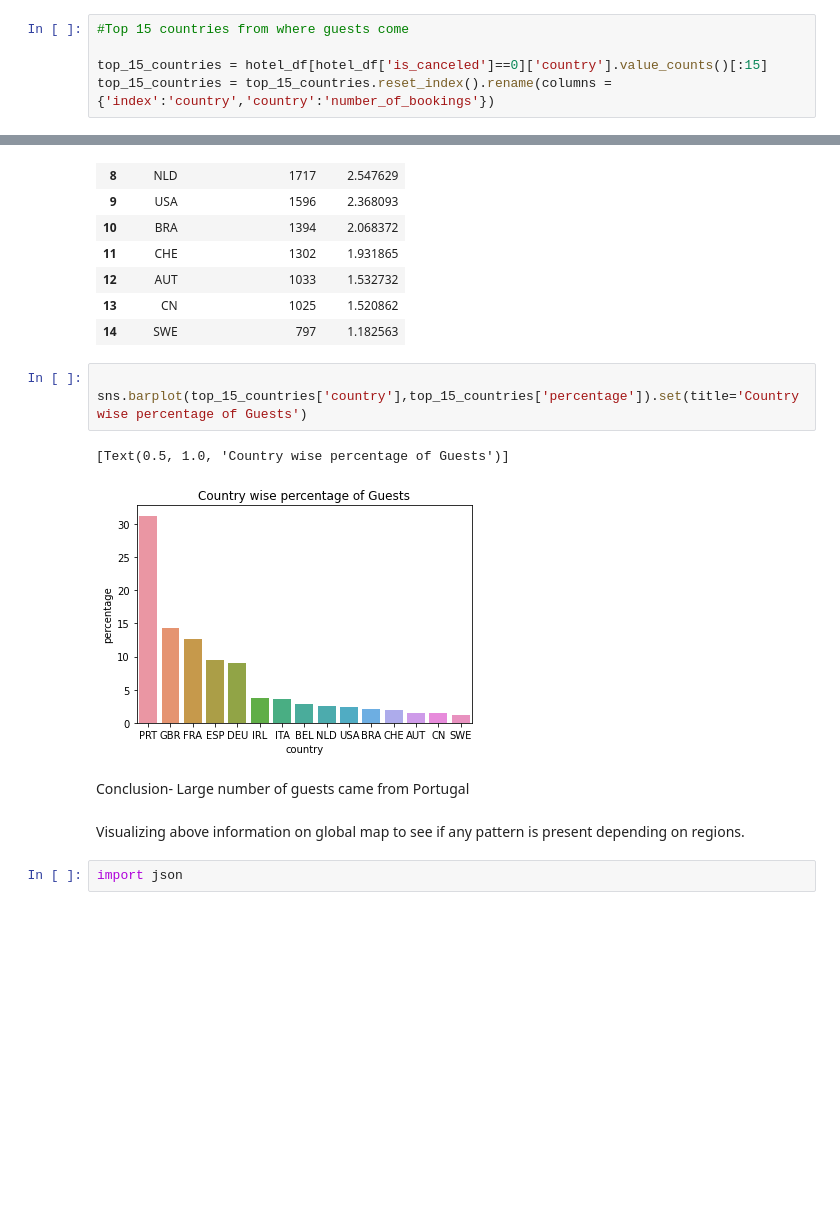
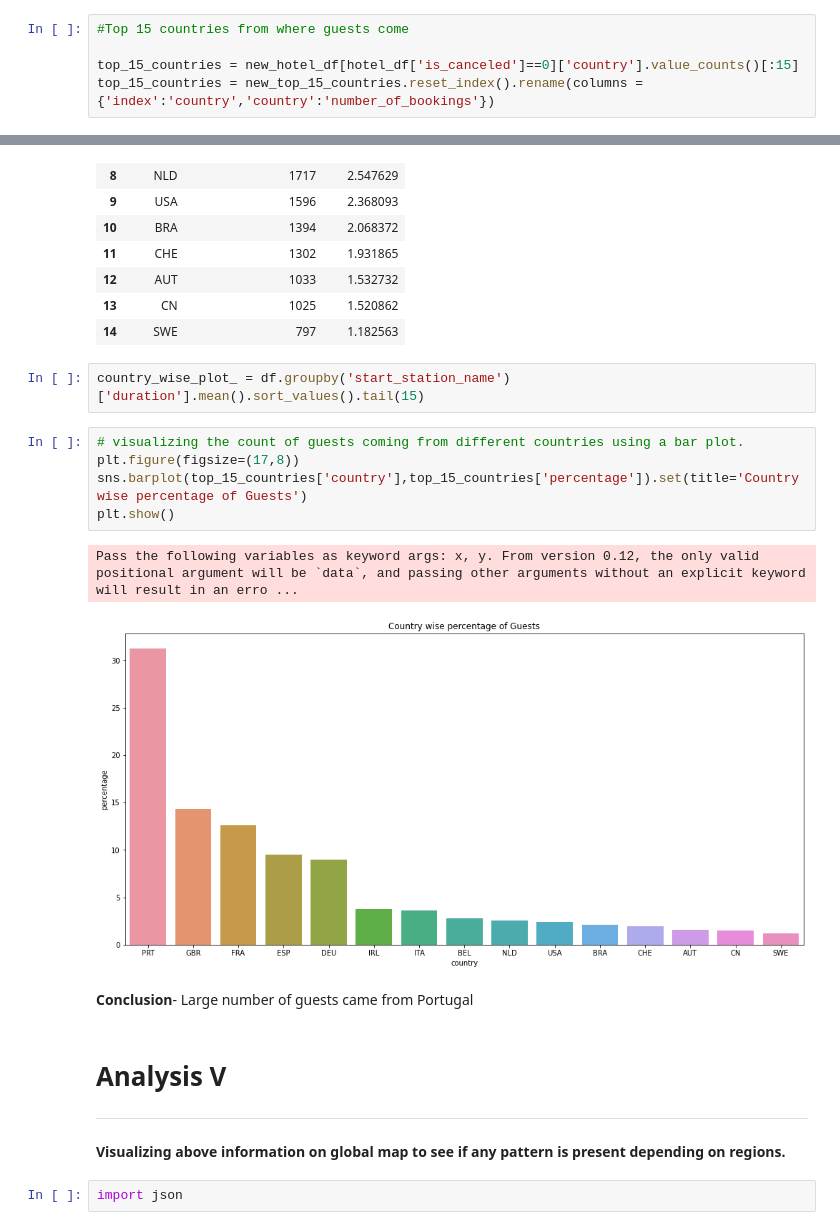
Before and after one commit to omkar123katare/EDA-hotel_bookings, a Jupyter notebook: EDA_hotel_bookings.ipynb, the cells around one changed output, grey strips where cells are left out. Saved outputs shown, nothing was run; the diff lists cells and outputs as text; blank space fills up the shorter version.

```diff
--- a/EDA_hotel_bookings.ipynb
+++ b/EDA_hotel_bookings.ipynb
@@ -355,8 +369,8 @@ Country wise guests of hotels
 # %%
 #Top 15 countries from where guests come
 
-top_15_countries = hotel_df[hotel_df['is_canceled']==0]['country'].value_counts()[:15]
-top_15_countries = top_15_countries.reset_index().rename(columns = {'index':'country','country':'number_of_bookings'})
+top_15_countries = new_hotel_df[hotel_df['is_canceled']==0]['country'].value_counts()[:15]
+top_15_countries = new_top_15_countries.reset_index().rename(columns = {'index':'country','country':'number_of_bookings'})
 # %%
 #adding percentage column
 top_15_countries['percentage'] = (top_15_countries['number_of_bookings']/top_15_countries['number_of_bookings'].sum())*100
@@ -379,16 +393,24 @@ top_15_countries
 | 12 | AUT | 1033 | 1.532732 |
 | 13 | CN | 1025 | 1.520862 |
 | 14 | SWE | 797 | 1.182563 |
+# %%
+country_wise_plot_ = df.groupby('start_station_name')['duration'].mean().sort_values().tail(15)
 # %%
-
+# visualizing the count of guests coming from different countries using a bar plot.
+plt.figure(figsize=(17,8))
 sns.barplot(top_15_countries['country'],top_15_countries['percentage']).set(title='Country wise percentage of Guests')
+plt.show()
 # %% [output]
-[Text(0.5, 1.0, 'Country wise percentage of Guests')]
+Pass the following variables as keyword args: x, y. From version 0.12, the only valid positional argument will be `data`, and passing other arguments without an explicit keyword will result in an erro ...
-[figure, old version]
+[figure, new version]
 # %% [markdown]
-Conclusion-  Large number of guests came from Portugal
+**Conclusion**-  Large number of guests came from Portugal
+# %% [markdown]
+# **Analysis V**
+
+---
 # %% [markdown]
-Visualizing above information on global map to see if any pattern is present depending on regions.
+**Visualizing above information on global map to see if any pattern is present depending on regions.**
 # %%
 import json
 # %%
```
Also changed, not shown: parts of 72 cells of this notebook.
